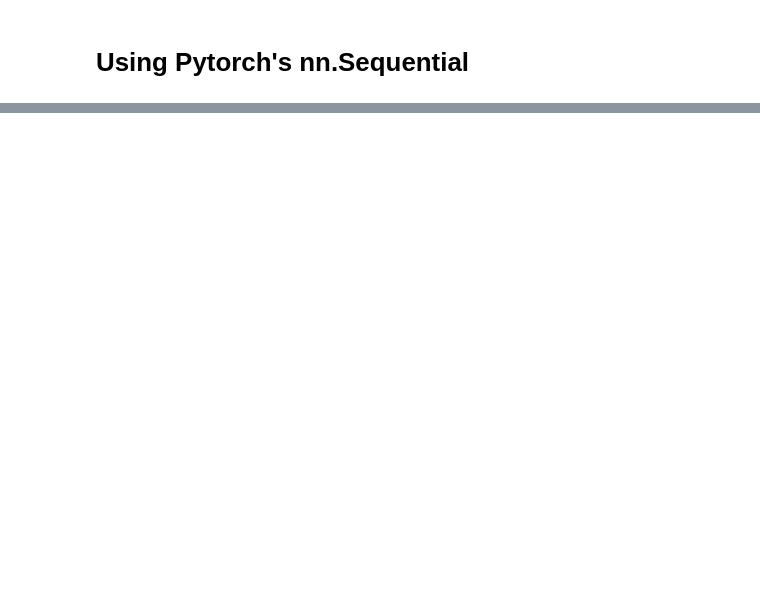
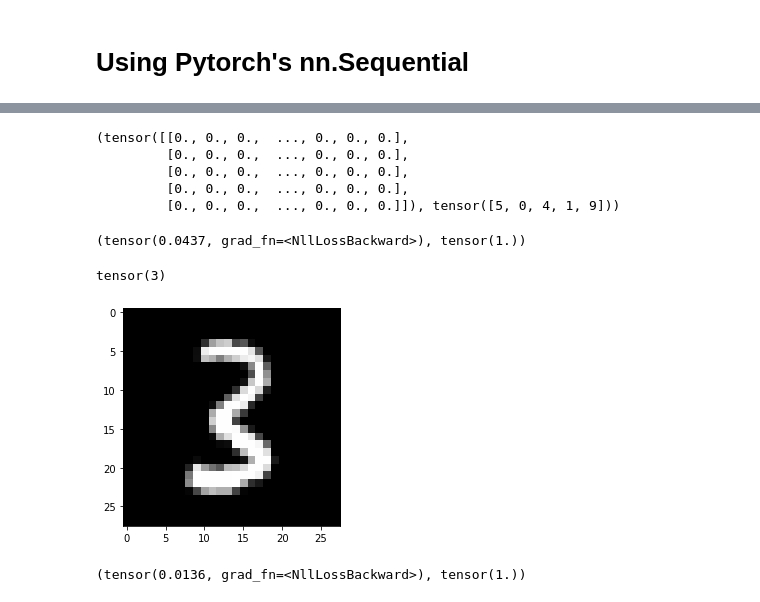
Before and after one commit to Chake96/Pytorch, a Jupyter notebook: mini_batch_training.ipynb, the cells around one changed output, grey strips where cells are left out. Cells and saved outputs as stored; diff of their text form; code cells hidden in the pictures; blank space fills up the shorter version.

```diff
--- a/mini_batch_training.ipynb
+++ b/mini_batch_training.ipynb
@@ -238,0 +328,69 @@ loss_function(model(x_mini_batch), y_mini_batch), accuracy(model(x_mini_batch),
+# %%
+#testing it out
+train_dataset, valid_dataset = Dataset(x_train, y_train), Dataset(x_valid, y_valid)
+assert len(train_dataset) == len(x_train) and len(valid_dataset) == len(x_valid)
+x_mb,y_mb = train_dataset[:5]
+assert x_mb.shape == (5,28*28) and y_mb.shape == (5, )
+x_mb, y_mb
+# %% [output]
+(tensor([[0., 0., 0.,  ..., 0., 0., 0.],
+         [0., 0., 0.,  ..., 0., 0., 0.],
+         [0., 0., 0.,  ..., 0., 0., 0.],
+         [0., 0., 0.,  ..., 0., 0., 0.],
+         [0., 0., 0.,  ..., 0., 0., 0.]]), tensor([5, 0, 4, 1, 9]))
+# %%
+model, optimizer = get_model()
+# def fit():
+for epoch in range(num_epochs):
+    for i in range((n-1)//batch_size + 1):
+        xb,yb = train_dataset[i*batch_size : i*batch_size+batch_size]
+        pred = model(xb)
+        loss = loss_function(pred, yb)
+
+        loss.backward()
+        optimizer.step()
+        optimizer.zero_grad()
+# fit()
+# %%
+loss,acc = loss_function(model(xb), yb), accuracy(model(xb), yb)
+assert acc>0.7
+loss,acc
+# %% [output]
+(tensor(0.0437, grad_fn=<NllLossBackward>), tensor(1.))
+# %%
+class DataLoader():#making calls to datasets more fluent
+    def __init__(self, dataset, batchsize):
+        self.dataset = dataset
+        self.batch_size = batch_size
+    def __iter__(self):
+        for i in range(0, len(self.dataset), self.batch_size):
+            yield self.dataset[i:i+self.batch_size]
+# %%
+train_dl = DataLoader(train_dataset, batch_size)
+valid_dl = DataLoader(valid_dataset, batch_size)
+# %%
+xb,yb = next(iter(valid_dl))
+assert xb.shape==(batch_size,28*28)
+assert yb.shape==(batch_size,)
+plt.imshow(xb[0].view(28,28))
+yb[0]
+# %% [output]
+tensor(3)
+[figure, added]
+# %%
+#the freshest model, optimizer, and training loop
+model, opt = get_model()
+def fit():
+    for epoch in range(num_epochs): #go through each epoch
+        for x_mb,y_mb in train_dl: #go through each batch, in size of mini_batch
+            predictions = model(x_mb) #calculate predictions on minibatch
+            loss = loss_function(predictions, y_mb) #calculate the loss
+            loss.backward() #calculate the gradients
+            opt.step() #apply the gradients to our weights, w/learning rate
+            opt.zero_grad() #zero out our weight's gradients
+
+fit()
+loss, accuracy = loss_function(model(x_mb), y_mb), accuracy(model(x_mb), y_mb)
+loss, accuracy
+# %% [output]
+(tensor(0.0136, grad_fn=<NllLossBackward>), tensor(1.))
```
Also changed, not shown: parts of 30 cells of this notebook.
